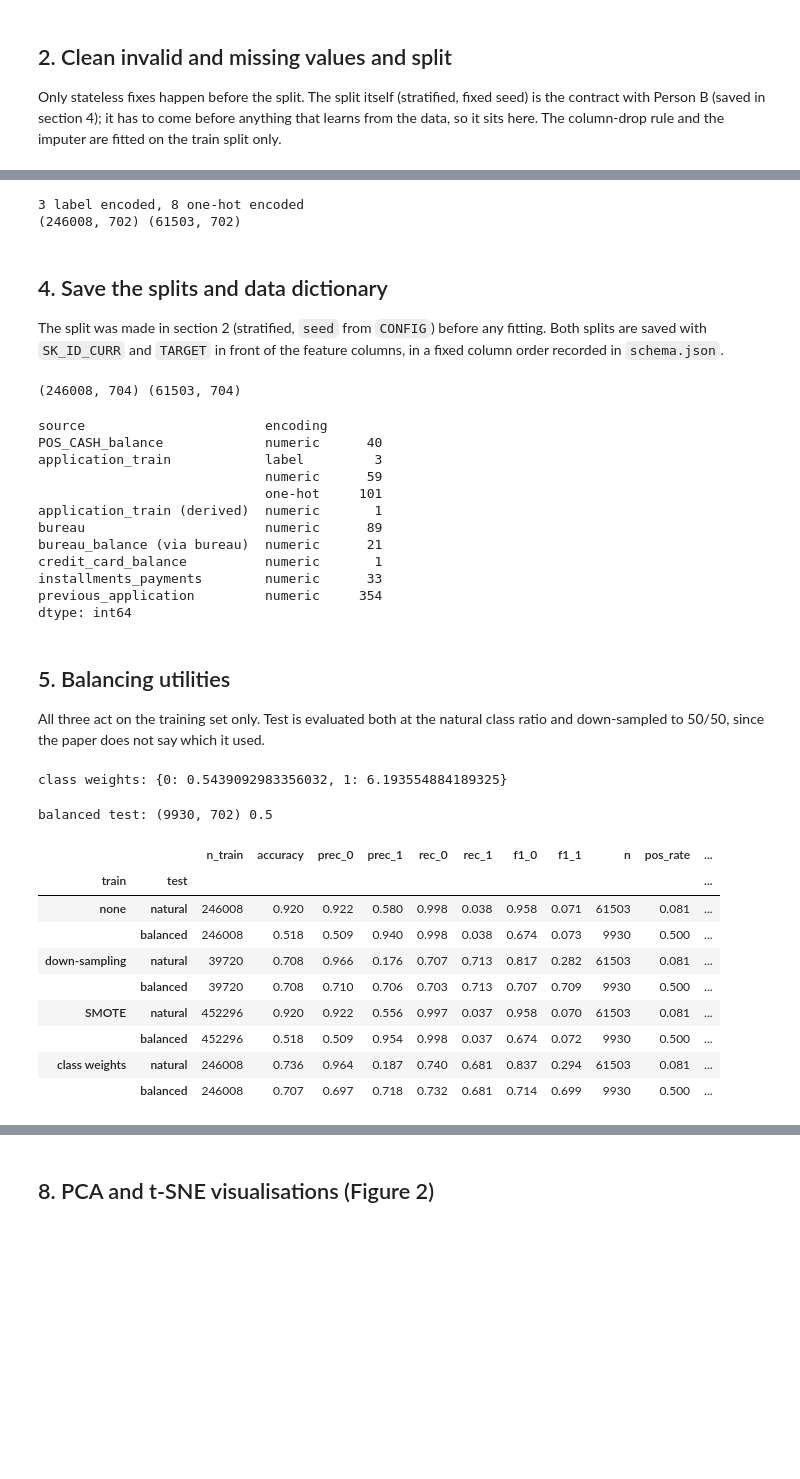
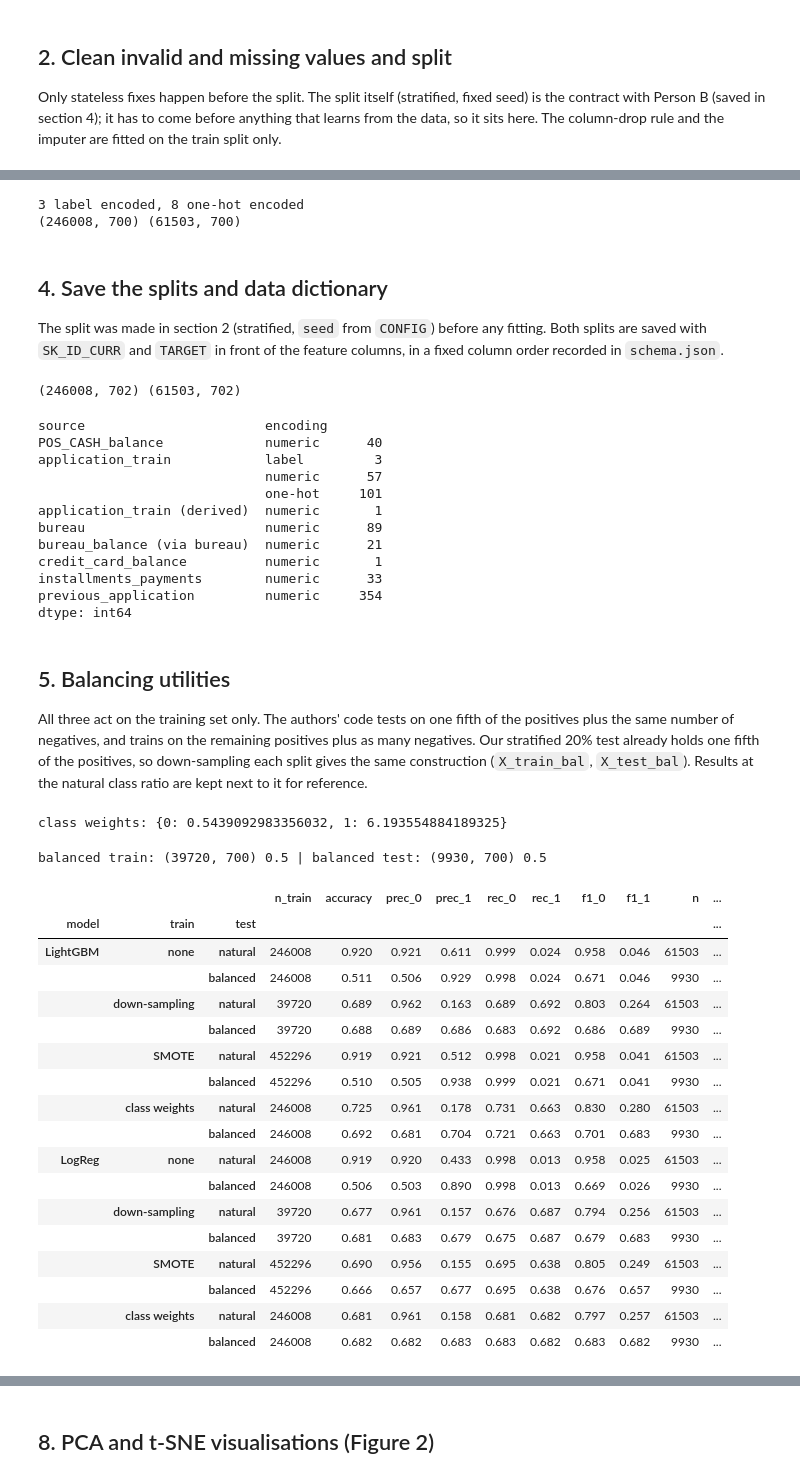
Before and after one commit to SingularityT3/loanliness, a Jupyter notebook: loan_pipeline.ipynb, the cells around one changed output, grey strips where cells are left out. Drawn from its saved outputs; the diff is of its cells as text; code cells hidden in the pictures; blank space fills up the shorter version.

```diff
--- a/loan_pipeline.ipynb
+++ b/loan_pipeline.ipynb
@@ -25,6 +25,7 @@ CONFIG = {
     "test_size": 0.2,
     "missing_col_thresh": 0.30,   # drop columns with more than this fraction missing
     "impute_mode": "mean",        # "mean": fill with train means (keep all rows), "drop_rows": paper-style
+    "drop_ext_source": True,      # the paper leaves EXT_SOURCE_1..3 out (section III-A, and the authors' code drops them)
     "cat_label_max_card": 2,      # categoricals with <= this many levels are label encoded, rest one-hot
 }
 # %%
@@ -131,6 +132,8 @@ df[count_cols] = df[count_cols].fillna(0)
 ids = df["SK_ID_CURR"]
 y = df["TARGET"].astype("int8")
 X = df.drop(columns=["SK_ID_CURR", "TARGET"])
+if CONFIG["drop_ext_source"]:
+    X = X.drop(columns=[c for c in X.columns if "EXT_SOURCE" in c])
 for c in X.select_dtypes(exclude="number").columns:
     X[c] = X[c].astype(object)
 del df; gc.collect()
@@ -193,6 +196,6 @@ Binary / low-cardinality categoricals are label encoded, the rest one-hot encode
 # %%
 import re
-from sklearn.preprocessing import OneHotEncoder, OrdinalEncoder, StandardScaler
+from sklearn.preprocessing import MinMaxScaler, OneHotEncoder, OrdinalEncoder, StandardScaler
 
 card = X_train_imp[cat_cols].nunique()
 label_cols = card[card <= CONFIG["cat_label_max_card"]].index.tolist()
@@ -208,8 +211,8 @@ encoder = ColumnTransformer([
 X_train_enc = encoder.fit_transform(X_train_imp)
 X_test_enc = encoder.transform(X_test_imp)
 
-# scale only the original numeric columns (label/one-hot outputs stay 0/1)
-scaler = ColumnTransformer([("num", StandardScaler(), num_cols)],
+# min-max scale the numeric columns; label/one-hot outputs are already 0/1, so all features share the [0, 1] range
+scaler = ColumnTransformer([("num", MinMaxScaler(), num_cols)],
                            remainder="passthrough", verbose_feature_names_out=False).set_output(transform="pandas")
 X_train_s = scaler.fit_transform(X_train_enc).astype("float32")
 X_test_s = scaler.transform(X_test_enc).astype("float32")
@@ -222,7 +225,7 @@ del X_train_enc, X_test_enc; gc.collect()
 print(X_train_s.shape, X_test_s.shape)
 # %% [output]
 3 label encoded, 8 one-hot encoded
-(246008, 702) (61503, 702)
+(246008, 700) (61503, 700)
 # %%
 # everything needed to push new raw data (same columns as the joined table) through the same pipeline
 joblib.dump({"keep_cols": keep_cols, "imputer": imputer, "encoder": encoder, "scaler": scaler,
@@ -256,7 +259,7 @@ json.dump({"id": "SK_ID_CURR", "target": "TARGET", "features": feature_names, "c
           open(OUT / "schema.json", "w"), indent=1)
 print(train_out.shape, test_out.shape)
 # %% [output]
-(246008, 704) (61503, 704)
+(246008, 702) (61503, 702)
 # %%
 # data dictionary: feature -> source file, encoding, and the original description where one exists
 src_map = {"app": "application_train", "bureau": "bureau", "prev": "previous_application",
@@ -284,7 +287,7 @@ dictionary.groupby(["source", "encoding"]).size()
 source                       encoding
 POS_CASH_balance             numeric      40
 application_train            label         3
-                             numeric      59
+                             numeric      57
                              one-hot     101
 application_train (derived)  numeric       1
 bureau                       numeric      89
@@ -296,6 +299,6 @@ dtype: int64
 # %% [markdown]
 ## 5. Balancing utilities
 
-All three act on the training set only. Test is evaluated both at the natural class ratio and down-sampled to 50/50, since the paper does not say which it used.
+All three act on the training set only. The authors' code tests on one fifth of the positives plus the same number of negatives, and trains on the remaining positives plus as many negatives. Our stratified 20% test already holds one fifth of the positives, so down-sampling each split gives the same construction (`X_train_bal`, `X_test_bal`). Results at the natural class ratio are kept next to it for reference.
 # %%
 from imblearn.over_sampling import SMOTE
@@ -330,45 +335,62 @@ print("class weights:", w)
 # %% [output]
 class weights: {0: 0.5439092983356032, 1: 6.193554884189325}
 # %%
-# stand-in for Person B's model code: one LightGBM fit + the paper's metric layout
+# stand-ins for Person B's model code: a LightGBM and a logistic regression fit + the paper's metric layout
 def fit_lgbm(X, y, class_weight=None):
     m = lgb.LGBMClassifier(n_estimators=300, learning_rate=0.05, num_leaves=31, class_weight=class_weight,
                            random_state=CONFIG["seed"], n_jobs=-1, verbose=-1)
     return m.fit(X, y)
+
+
+def fit_lr(X, y, class_weight=None):
+    return make_pipeline(StandardScaler(), LogisticRegression(max_iter=300, class_weight=class_weight)).fit(X, y)
 
 
 def metrics(y_true, y_pred, y_prob=None):
     p, r, f, _ = precision_recall_fscore_support(y_true, y_pred, labels=[0, 1], zero_division=0)
     out = {"accuracy": accuracy_score(y_true, y_pred), "prec_0": p[0], "prec_1": p[1],
            "rec_0": r[0], "rec_1": r[1], "f1_0": f[0], "f1_1": f[1], "n": len(y_true), "pos_rate": float(np.mean(y_true))}
     if y_prob is not None and len(np.unique(y_true)) == 2:
         out["auc"] = roc_auc_score(y_true, y_prob)
     return out
 
+# paper protocol: balanced train and balanced test
+X_train_bal, y_train_bal = downsample(X_train_s, y_train)
 X_test_bal, y_test_bal = downsample(X_test_s, y_test)
-print("balanced test:", X_test_bal.shape, y_test_bal.mean())
+print("balanced train:", X_train_bal.shape, y_train_bal.mean(), "| balanced test:", X_test_bal.shape, y_test_bal.mean())
 
+X_smote, y_smote = smote(X_train_s, y_train)
 setups = {
     "none": (X_train_s, y_train, None),
-    "down-sampling": (*downsample(X_train_s, y_train), None),
-    "SMOTE": (*smote(X_train_s, y_train), None),
+    "down-sampling": (X_train_bal, y_train_bal, None),
+    "SMOTE": (X_smote, y_smote, None),
     "class weights": (X_train_s, y_train, w),
 }
-rows = []
-for name, (Xb, yb, cw) in setups.items():
-    m = fit_lgbm(Xb, yb, cw)
-    for tname, (Xt, yt) in {"natural": (X_test_s, y_test), "balanced": (X_test_bal, y_test_bal)}.items():
-        rows.append({"train": name, "test": tname, "n_train": len(yb), **metrics(yt, m.predict(Xt), m.predict_proba(Xt)[:, 1])})
-pd.DataFrame(rows).set_index(["train", "test"]).round(3)
+rows, fitted = [], {}
+for mname, fit in {"LightGBM": fit_lgbm, "LogReg": fit_lr}.items():
+    for name, (Xb, yb, cw) in setups.items():
+        m = fitted[mname, name] = fit(Xb, yb, cw)
+        for tname, (Xt, yt) in {"natural": (X_test_s, y_test), "balanced": (X_test_bal, y_test_bal)}.items():
+            rows.append({"model": mname, "train": name, "test": tname, "n_train": len(yb),
+                         **metrics(yt, m.predict(Xt), m.predict_proba(Xt)[:, 1])})
+pd.DataFrame(rows).set_index(["model", "train", "test"]).round(3)
 # %% [output]
-balanced test: (9930, 702) 0.5
+balanced train: (39720, 700) 0.5 | balanced test: (9930, 700) 0.5
-|  |  | n_train | accuracy | prec_0 | prec_1 | rec_0 | rec_1 | f1_0 | f1_1 | n | pos_rate | ... |
-| train | test |  |  |  |  |  |  |  |  |  |  | ... |
-| none | natural | 246008 | 0.920 | 0.922 | 0.580 | 0.998 | 0.038 | 0.958 | 0.071 | 61503 | 0.081 | ... |
-|  | balanced | 246008 | 0.518 | 0.509 | 0.940 | 0.998 | 0.038 | 0.674 | 0.073 | 9930 | 0.500 | ... |
-| down-sampling | natural | 39720 | 0.708 | 0.966 | 0.176 | 0.707 | 0.713 | 0.817 | 0.282 | 61503 | 0.081 | ... |
-|  | balanced | 39720 | 0.708 | 0.710 | 0.706 | 0.703 | 0.713 | 0.707 | 0.709 | 9930 | 0.500 | ... |
-| SMOTE | natural | 452296 | 0.920 | 0.922 | 0.556 | 0.997 | 0.037 | 0.958 | 0.070 | 61503 | 0.081 | ... |
-|  | balanced | 452296 | 0.518 | 0.509 | 0.954 | 0.998 | 0.037 | 0.674 | 0.072 | 9930 | 0.500 | ... |
-| class weights | natural | 246008 | 0.736 | 0.964 | 0.187 | 0.740 | 0.681 | 0.837 | 0.294 | 61503 | 0.081 | ... |
-|  | balanced | 246008 | 0.707 | 0.697 | 0.718 | 0.732 | 0.681 | 0.714 | 0.699 | 9930 | 0.500 | ... |
+|  |  |  | n_train | accuracy | prec_0 | prec_1 | rec_0 | rec_1 | f1_0 | f1_1 | n | ... |
+| model | train | test |  |  |  |  |  |  |  |  |  | ... |
+| LightGBM | none | natural | 246008 | 0.920 | 0.921 | 0.611 | 0.999 | 0.024 | 0.958 | 0.046 | 61503 | ... |
+|  |  | balanced | 246008 | 0.511 | 0.506 | 0.929 | 0.998 | 0.024 | 0.671 | 0.046 | 9930 | ... |
+|  | down-sampling | natural | 39720 | 0.689 | 0.962 | 0.163 | 0.689 | 0.692 | 0.803 | 0.264 | 61503 | ... |
+|  |  | balanced | 39720 | 0.688 | 0.689 | 0.686 | 0.683 | 0.692 | 0.686 | 0.689 | 9930 | ... |
+|  | SMOTE | natural | 452296 | 0.919 | 0.921 | 0.512 | 0.998 | 0.021 | 0.958 | 0.041 | 61503 | ... |
+|  |  | balanced | 452296 | 0.510 | 0.505 | 0.938 | 0.999 | 0.021 | 0.671 | 0.041 | 9930 | ... |
+|  | class weights | natural | 246008 | 0.725 | 0.961 | 0.178 | 0.731 | 0.663 | 0.830 | 0.280 | 61503 | ... |
+|  |  | balanced | 246008 | 0.692 | 0.681 | 0.704 | 0.721 | 0.663 | 0.701 | 0.683 | 9930 | ... |
+| LogReg | none | natural | 246008 | 0.919 | 0.920 | 0.433 | 0.998 | 0.013 | 0.958 | 0.025 | 61503 | ... |
+|  |  | balanced | 246008 | 0.506 | 0.503 | 0.890 | 0.998 | 0.013 | 0.669 | 0.026 | 9930 | ... |
+|  | down-sampling | natural | 39720 | 0.677 | 0.961 | 0.157 | 0.676 | 0.687 | 0.794 | 0.256 | 61503 | ... |
+|  |  | balanced | 39720 | 0.681 | 0.683 | 0.679 | 0.675 | 0.687 | 0.679 | 0.683 | 9930 | ... |
+|  | SMOTE | natural | 452296 | 0.690 | 0.956 | 0.155 | 0.695 | 0.638 | 0.805 | 0.249 | 61503 | ... |
+|  |  | balanced | 452296 | 0.666 | 0.657 | 0.677 | 0.695 | 0.638 | 0.676 | 0.657 | 9930 | ... |
+|  | class weights | natural | 246008 | 0.681 | 0.961 | 0.158 | 0.681 | 0.682 | 0.797 | 0.257 | 61503 | ... |
+|  |  | balanced | 246008 | 0.682 | 0.682 | 0.683 | 0.683 | 0.682 | 0.683 | 0.682 | 9930 | ... |
```
Also changed, not shown: parts of 22 cells of this notebook.
